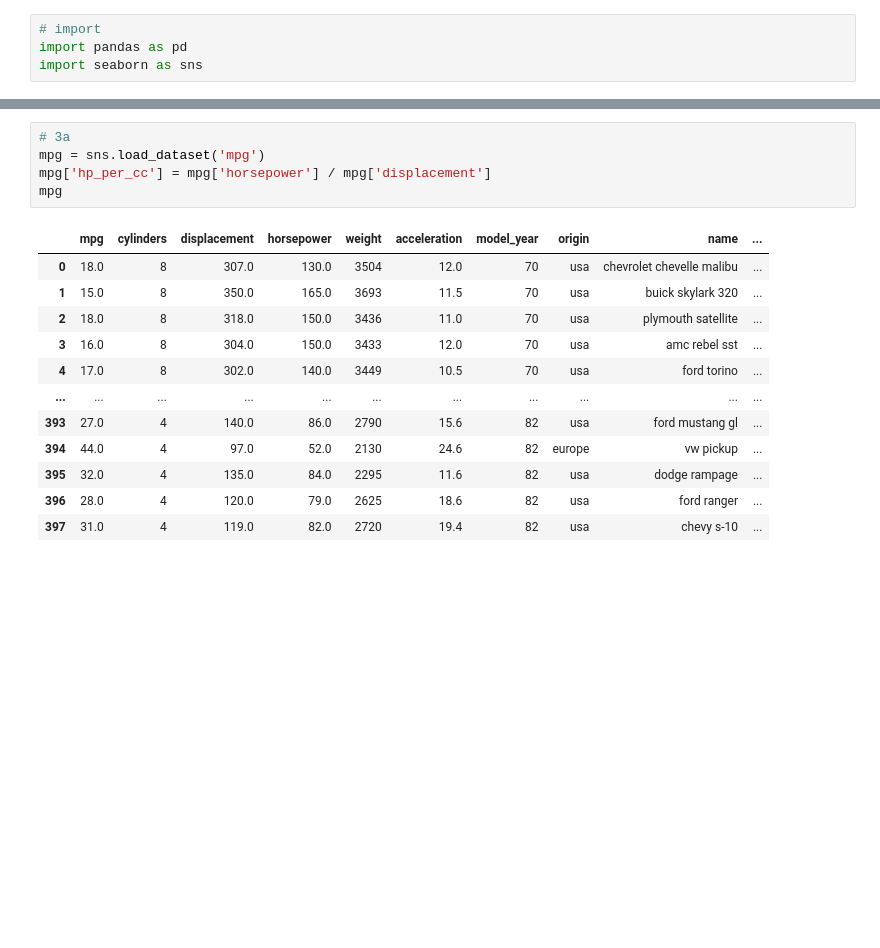
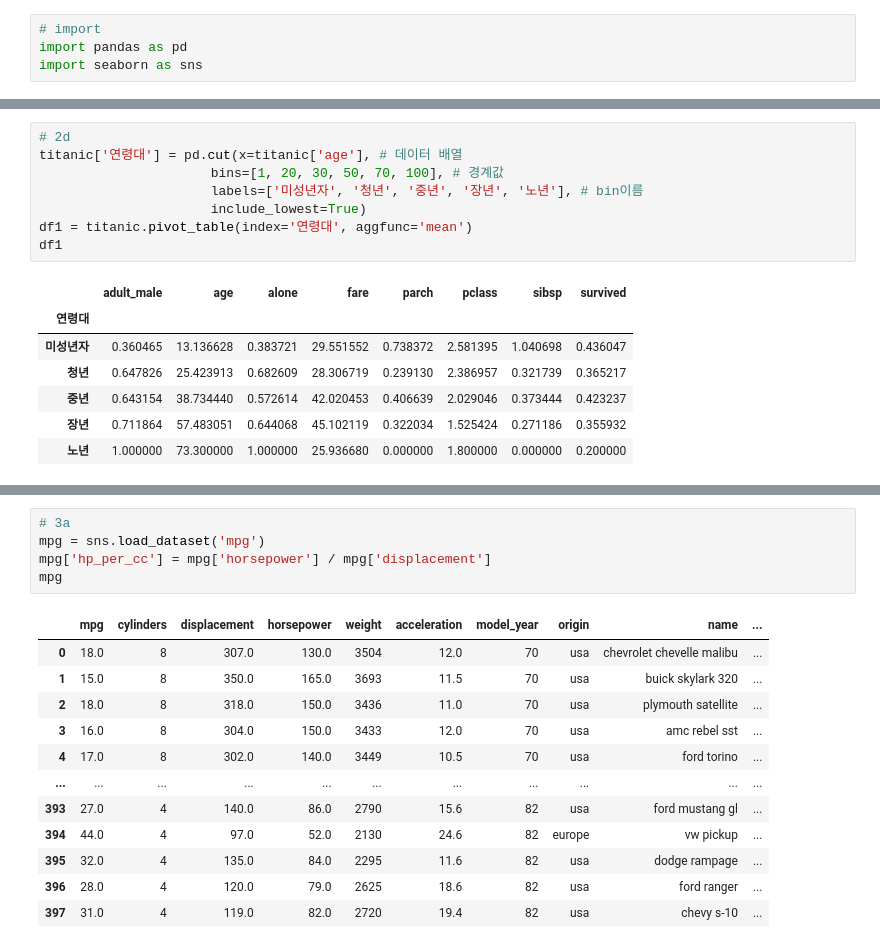
Before and after one commit to SpearXirus/big-company-project, a Jupyter notebook: Pandas_연습문제.ipynb, the cells around one changed output, grey strips where cells are left out. Drawn from its saved outputs; the diff is of its cells as text; blank space fills up the shorter version.

```diff
--- a/Pandas_연습문제.ipynb
+++ b/Pandas_연습문제.ipynb
@@ -25,0 +84,16 @@ ValueError: ignored
+# %%
+# 2d
+titanic['연령대'] = pd.cut(x=titanic['age'], # 데이터 배열
+                      bins=[1, 20, 30, 50, 70, 100], # 경계값
+                      labels=['미성년자', '청년', '중년', '장년', '노년'], # bin이름
+                      include_lowest=True)
+df1 = titanic.pivot_table(index='연령대', aggfunc='mean')
+df1
+# %% [output]
+|  | adult_male | age | alone | fare | parch | pclass | sibsp | survived |
+| 연령대 |  |  |  |  |  |  |  |  |
+| 미성년자 | 0.360465 | 13.136628 | 0.383721 | 29.551552 | 0.738372 | 2.581395 | 1.040698 | 0.436047 |
+| 청년 | 0.647826 | 25.423913 | 0.682609 | 28.306719 | 0.239130 | 2.386957 | 0.321739 | 0.365217 |
+| 중년 | 0.643154 | 38.734440 | 0.572614 | 42.020453 | 0.406639 | 2.029046 | 0.373444 | 0.423237 |
+| 장년 | 0.711864 | 57.483051 | 0.644068 | 45.102119 | 0.322034 | 1.525424 | 0.271186 | 0.355932 |
+| 노년 | 1.000000 | 73.300000 | 1.000000 | 25.936680 | 0.000000 | 1.800000 | 0.000000 | 0.200000 |
```
Also changed, not shown: parts of 6 cells of this notebook.
